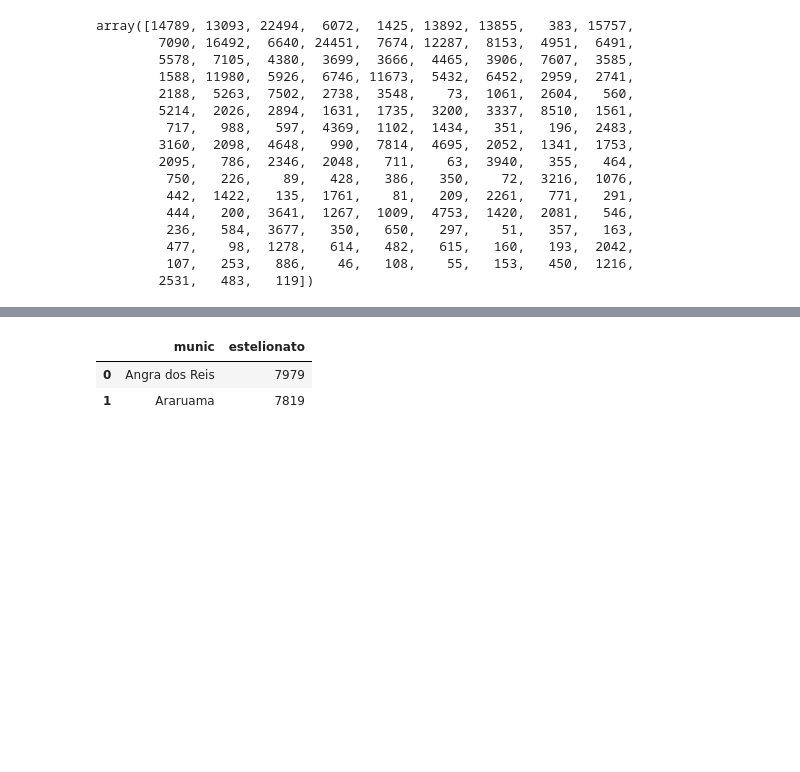
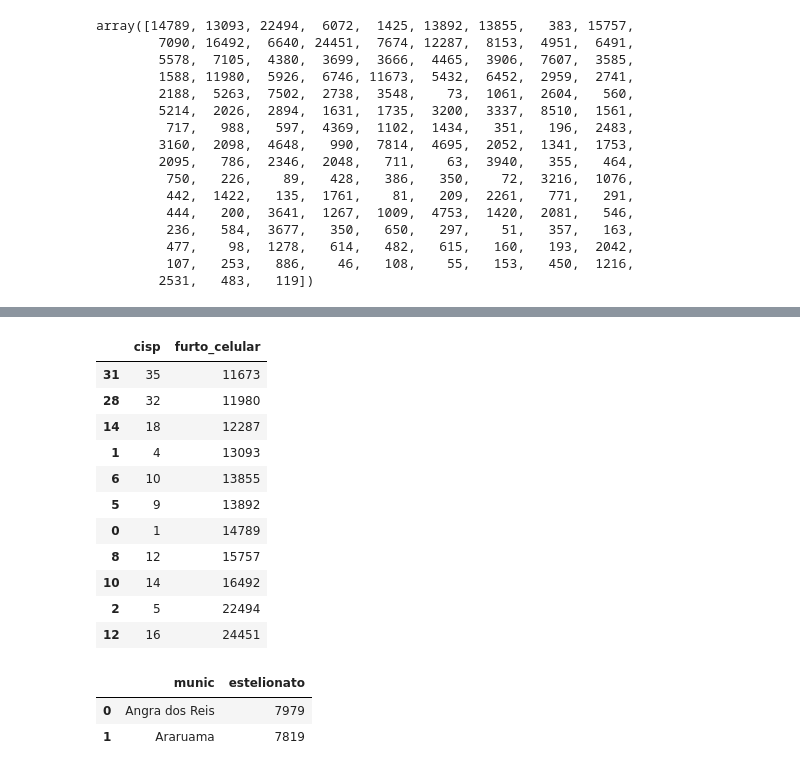
Before and after one commit to pjunior77/Repo_Senac_BigData, a Jupyter notebook: Aula13_DesafioAnalitico.ipynb, the cells around one changed output, grey strips where cells are left out. Cells and saved outputs as stored; diff of their text form; code cells hidden in the pictures; blank space fills up the shorter version.

```diff
--- a/Aula13_DesafioAnalitico.ipynb
+++ b/Aula13_DesafioAnalitico.ipynb
@@ -116 +146,18 @@ delegacias_maiorQ3
+# %%
+#Delegacias que representam os OUTLIERS com MAIOR número de furtos
+delegacias_MaiorOutlier = df_FurtoCel_PorDelegacia.loc[df_FurtoCel_PorDelegacia["furto_celular"] >= limiteSuperiorFurto]
+delegacias_MaiorOutlier.sort_values(by="furto_celular")
+# %% [output]
+|  | cisp | furto_celular |
+| 31 | 35 | 11673 |
+| 28 | 32 | 11980 |
+| 14 | 18 | 12287 |
+| 1 | 4 | 13093 |
+| 6 | 10 | 13855 |
+| 5 | 9 | 13892 |
+| 0 | 1 | 14789 |
+| 8 | 12 | 15757 |
+| 10 | 14 | 16492 |
+| 2 | 5 | 22494 |
+| 12 | 16 | 24451 |
 # %%
```
Also changed, not shown: parts of 5 cells of this notebook, 5 other files.
